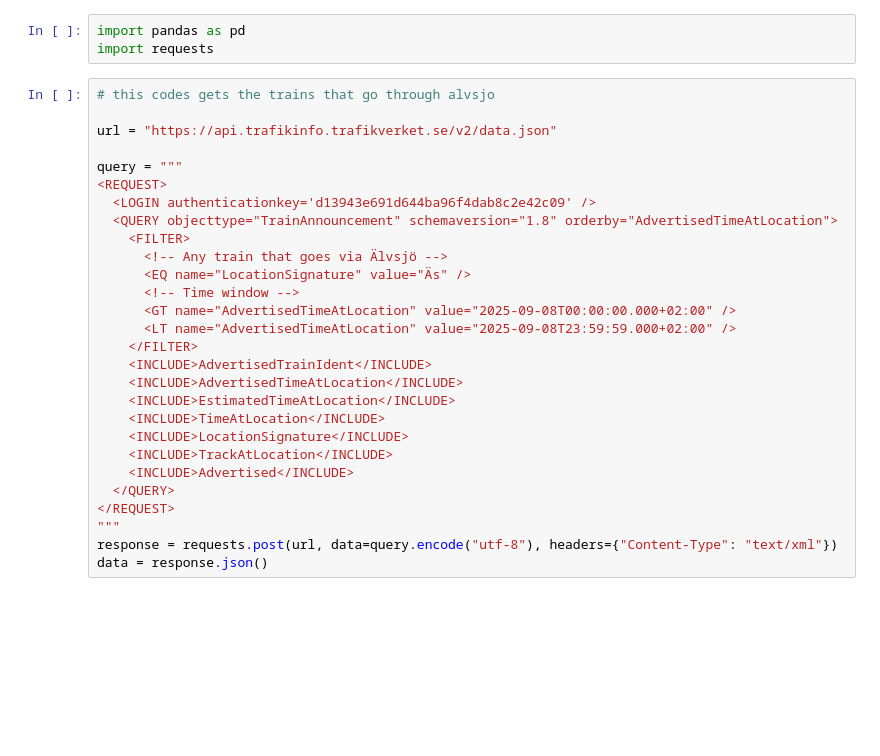
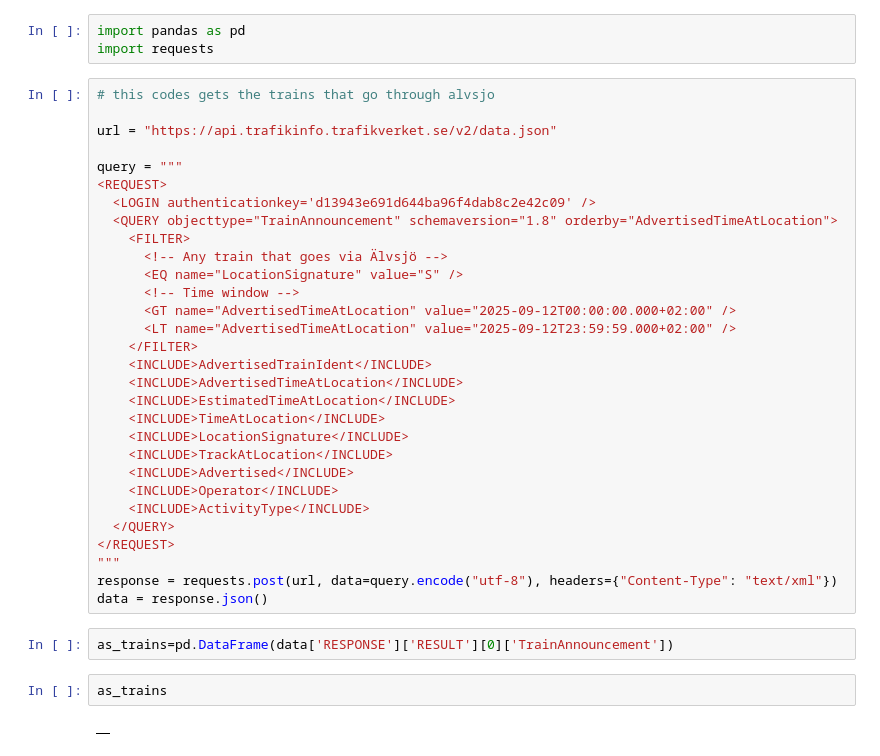
Before and after one commit to Gioalf/AH2038, a Jupyter notebook: ProjectFirstDraft.ipynb, the cells around one changed output. Cells and saved outputs as stored; diff of their text form; blank space fills up the shorter version.

```diff
--- a/ProjectFirstDraft.ipynb
+++ b/ProjectFirstDraft.ipynb
@@ -14,10 +14,10 @@ query = """
   <QUERY objecttype="TrainAnnouncement" schemaversion="1.8" orderby="AdvertisedTimeAtLocation">
     <FILTER>
       <!-- Any train that goes via Älvsjö -->
-      <EQ name="LocationSignature" value="Äs" />
+      <EQ name="LocationSignature" value="S" />
       <!-- Time window -->
-      <GT name="AdvertisedTimeAtLocation" value="2025-09-08T00:00:00.000+02:00" />
-      <LT name="AdvertisedTimeAtLocation" value="2025-09-08T23:59:59.000+02:00" />
+      <GT name="AdvertisedTimeAtLocation" value="2025-09-12T00:00:00.000+02:00" />
+      <LT name="AdvertisedTimeAtLocation" value="2025-09-12T23:59:59.000+02:00" />
     </FILTER>
     <INCLUDE>AdvertisedTrainIdent</INCLUDE>
     <INCLUDE>AdvertisedTimeAtLocation</INCLUDE>
@@ -26,11 +26,19 @@ query = """
     <INCLUDE>LocationSignature</INCLUDE>
     <INCLUDE>TrackAtLocation</INCLUDE>
     <INCLUDE>Advertised</INCLUDE>
+    <INCLUDE>Operator</INCLUDE>
+    <INCLUDE>ActivityType</INCLUDE>
   </QUERY>
 </REQUEST>
 """
 response = requests.post(url, data=query.encode("utf-8"), headers={"Content-Type": "text/xml"})
 data = response.json()
+# %%
+as_trains=pd.DataFrame(data['RESPONSE']['RESULT'][0]['TrainAnnouncement'])
+# %%
+as_trains
+# %% [output]
+|  |
 # %%
 #this code makes a list of the trains that go through central and alvsjo, no pendeltags therefore since they stop at stockholm city
 
```
Also changed, not shown: parts of 3 cells of this notebook.
